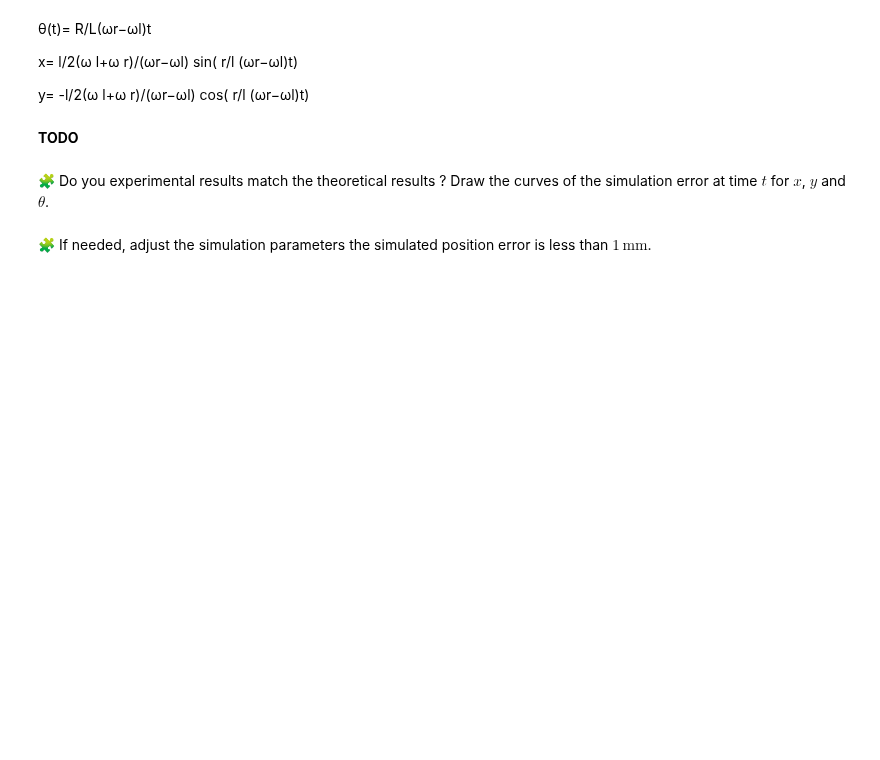
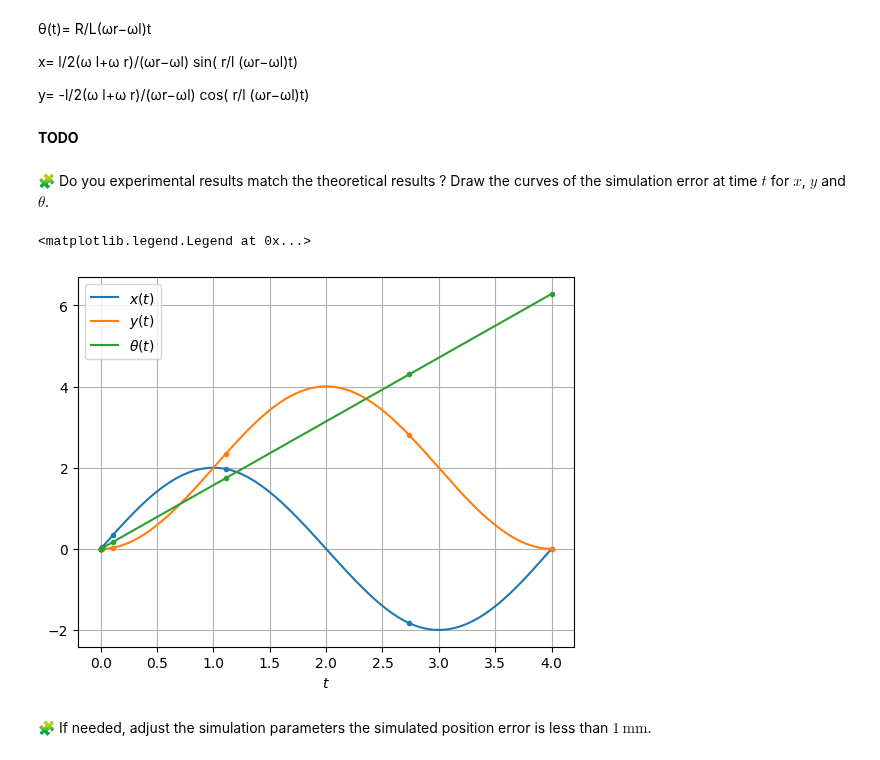
Before and after one commit to Youssef-ADOUIRI/control-engineering-with-python-project-2023-2024, a Jupyter notebook: Project-part-1.ipynb, the cells around one changed output. Cells and saved outputs as stored; diff of their text form; code cells hidden in the pictures; blank space fills up the shorter version.

Commit message:
Theoretical results

```diff
--- a/Project-part-1.ipynb
+++ b/Project-part-1.ipynb
@@ -343,2 +392,25 @@ pass
+# %%
+t_range = [0.0, 4]
+intial_values = [0.0, 0.0, 0.0]
+result = solve_ivp(fun=fun, t_span=t_range, y0=intial_values, dense_output = True)
+# %%
+time = result["t"]
+x = result["y"][0]
+y = result["y"][1]
+theta = result["y"][2]
+sol = result["sol"]
+# %%
+figure()
+t = linspace(0, 4, 1000)
+plot(t, sol(t)[0], "-", label="$x(t)$")
+plot(t, sol(t)[1], "-", label="$y(t)$")
+plot(t, sol(t)[2], "-", label="$ θ(t)$")
+plot(time, x, ".", color="C0")
+plot(time, y, ".", color="C1")
+plot(time, theta, ".", color="C2")
+xlabel("$t$"); grid(); legend()
+# %% [output]
+<matplotlib.legend.Legend at 0x...>
+[figure, added]
 # %% [markdown]
 🧩 If needed, adjust the simulation parameters the simulated position error is less than $1\, \mathrm{ mm}$.
```
Also changed, not shown: parts of 8 cells of this notebook.
